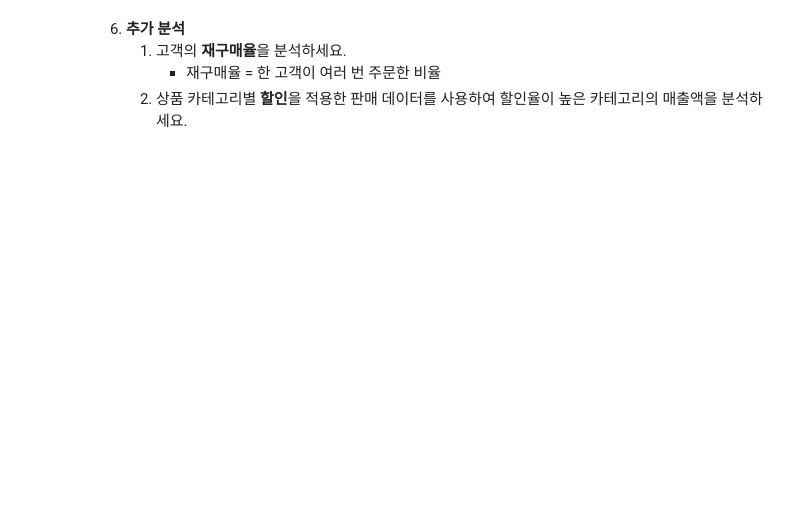
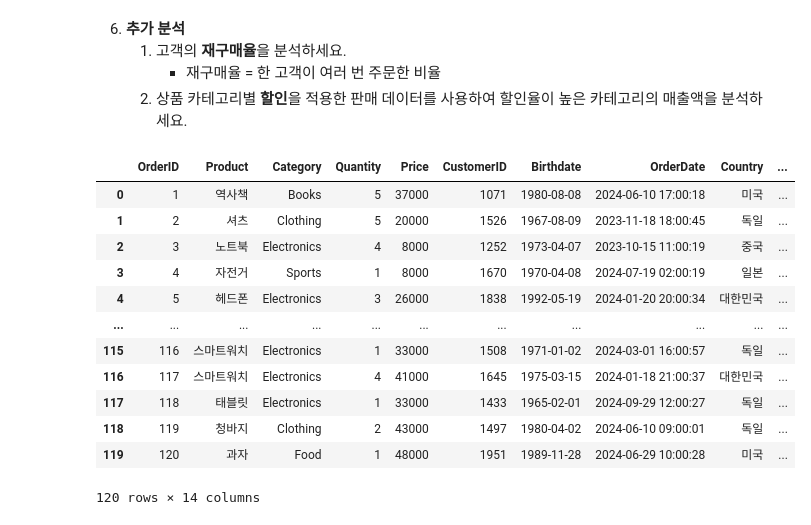
Before and after one commit to Encore-SKN-17/eda_practice, a Jupyter notebook: 3_final_practice.ipynb, the cells around one changed output. Cells and saved outputs as stored; diff of their text form; code cells hidden in the pictures; blank space fills up the shorter version.

```diff
--- a/3_final_practice.ipynb
+++ b/3_final_practice.ipynb
@@ -365,3 +436,19 @@ plt.show()
     1. 고객의 **재구매율**을 분석하세요.
         - 재구매율 = 한 고객이 여러 번 주문한 비율
     2. 상품 카테고리별 **할인**을 적용한 판매 데이터를 사용하여 할인율이 높은 카테고리의 매출액을 분석하세요.
+# %%
+ecommerce_df
+# %% [output]
+|  | OrderID | Product | Category | Quantity | Price | CustomerID | Birthdate | OrderDate | Country | ... |
+| 0 | 1 | 역사책 | Books | 5 | 37000 | 1071 | 1980-08-08 | 2024-06-10 17:00:18 | 미국 | ... |
+| 1 | 2 | 셔츠 | Clothing | 5 | 20000 | 1526 | 1967-08-09 | 2023-11-18 18:00:45 | 독일 | ... |
+| 2 | 3 | 노트북 | Electronics | 4 | 8000 | 1252 | 1973-04-07 | 2023-10-15 11:00:19 | 중국 | ... |
+| 3 | 4 | 자전거 | Sports | 1 | 8000 | 1670 | 1970-04-08 | 2024-07-19 02:00:19 | 일본 | ... |
+| 4 | 5 | 헤드폰 | Electronics | 3 | 26000 | 1838 | 1992-05-19 | 2024-01-20 20:00:34 | 대한민국 | ... |
+| ... | ... | ... | ... | ... | ... | ... | ... | ... | ... | ... |
+| 115 | 116 | 스마트워치 | Electronics | 1 | 33000 | 1508 | 1971-01-02 | 2024-03-01 16:00:57 | 독일 | ... |
+| 116 | 117 | 스마트워치 | Electronics | 4 | 41000 | 1645 | 1975-03-15 | 2024-01-18 21:00:37 | 대한민국 | ... |
+| 117 | 118 | 태블릿 | Electronics | 1 | 33000 | 1433 | 1965-02-01 | 2024-09-29 12:00:27 | 독일 | ... |
+| 118 | 119 | 청바지 | Clothing | 2 | 43000 | 1497 | 1980-04-02 | 2024-06-10 09:00:01 | 독일 | ... |
+| 119 | 120 | 과자 | Food | 1 | 48000 | 1951 | 1989-11-28 | 2024-06-29 10:00:28 | 미국 | ... |
+120 rows × 14 columns
```
Also changed, not shown: parts of 9 cells of this notebook.
